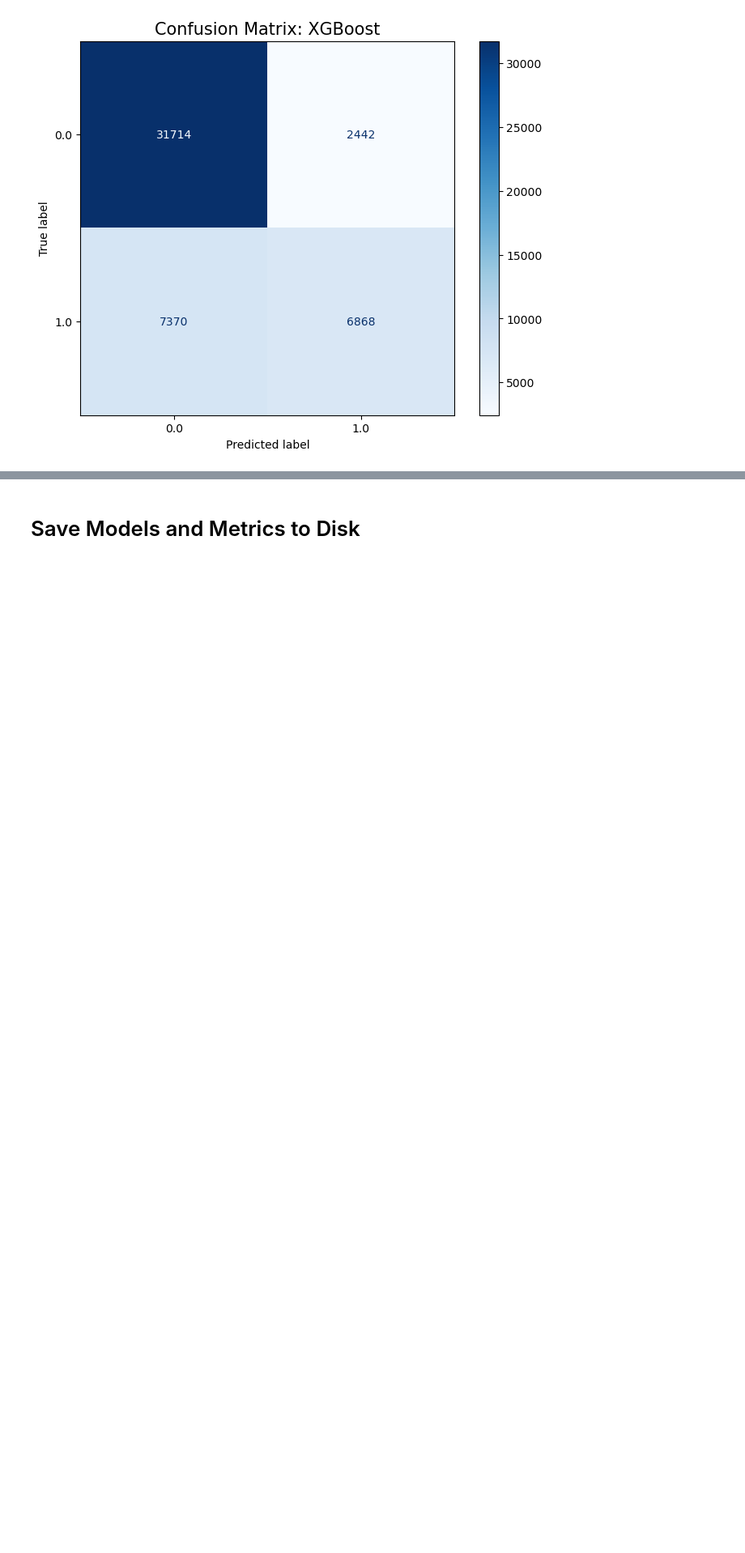
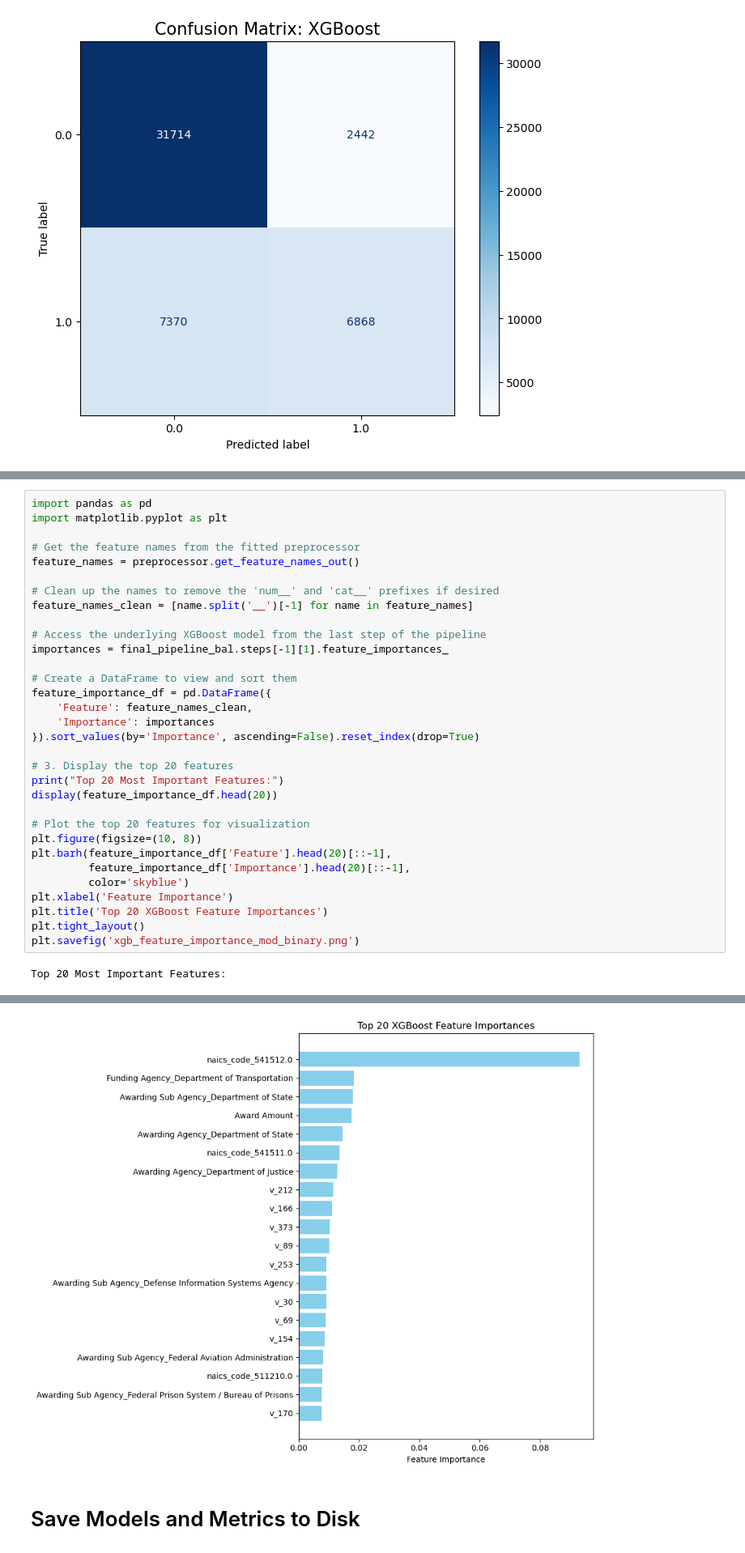
Before and after one commit to jmcatee17/ADA-final-project, a Jupyter notebook: ml_layer/modification_with_embeddings.ipynb, the cells around one changed output, grey strips where cells are left out. Shown at 81% size. Drawn from its saved outputs; the diff is of its cells as text; blank space fills up the shorter version.

```diff
--- a/ml_layer/modification_with_embeddings.ipynb
+++ b/ml_layer/modification_with_embeddings.ipynb
@@ -327,0 +514,34 @@ plt.show()
+# %%
+import pandas as pd
+import matplotlib.pyplot as plt
+
+# Get the feature names from the fitted preprocessor
+feature_names = preprocessor.get_feature_names_out()
+
+# Clean up the names to remove the 'num__' and 'cat__' prefixes if desired
+feature_names_clean = [name.split('__')[-1] for name in feature_names]
+
+# Access the underlying XGBoost model from the last step of the pipeline
+importances = final_pipeline_bal.steps[-1][1].feature_importances_
+
+# Create a DataFrame to view and sort them
+feature_importance_df = pd.DataFrame({
+    'Feature': feature_names_clean,
+    'Importance': importances
+}).sort_values(by='Importance', ascending=False).reset_index(drop=True)
+
+# 3. Display the top 20 features
+print("Top 20 Most Important Features:")
+display(feature_importance_df.head(20))
+
+# Plot the top 20 features for visualization
+plt.figure(figsize=(10, 8))
+plt.barh(feature_importance_df['Feature'].head(20)[::-1],
+         feature_importance_df['Importance'].head(20)[::-1],
+         color='skyblue')
+plt.xlabel('Feature Importance')
+plt.title('Top 20 XGBoost Feature Importances')
+plt.tight_layout()
+plt.savefig('xgb_feature_importance_mod_binary.png')
+# %% [output]
+Top 20 Most Important Features:
@@ -328,3 +565,4 @@ plt.show()
+[figure, added]
 # %% [markdown]
 # Save Models and Metrics to Disk
 # %%
```
Also changed, not shown: parts of 13 cells of this notebook, 8 other files.
